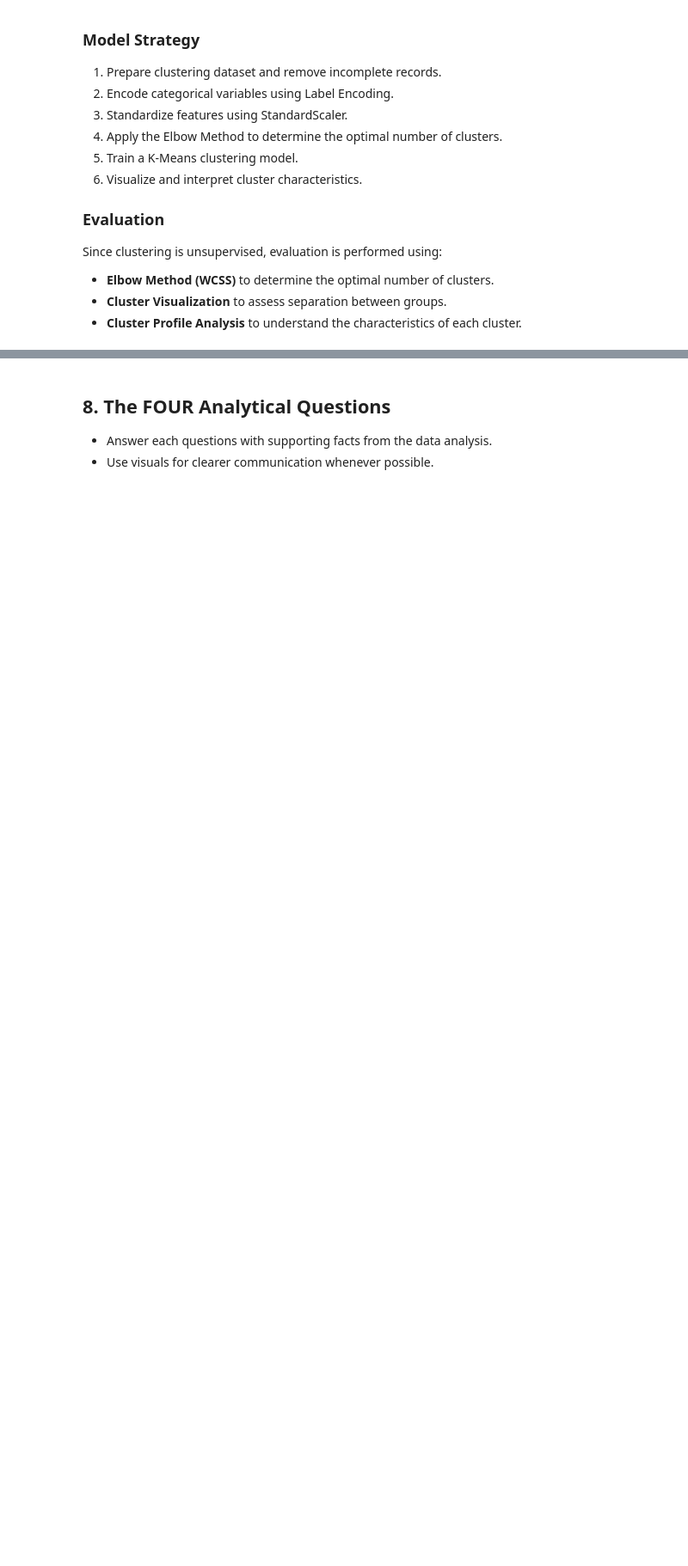
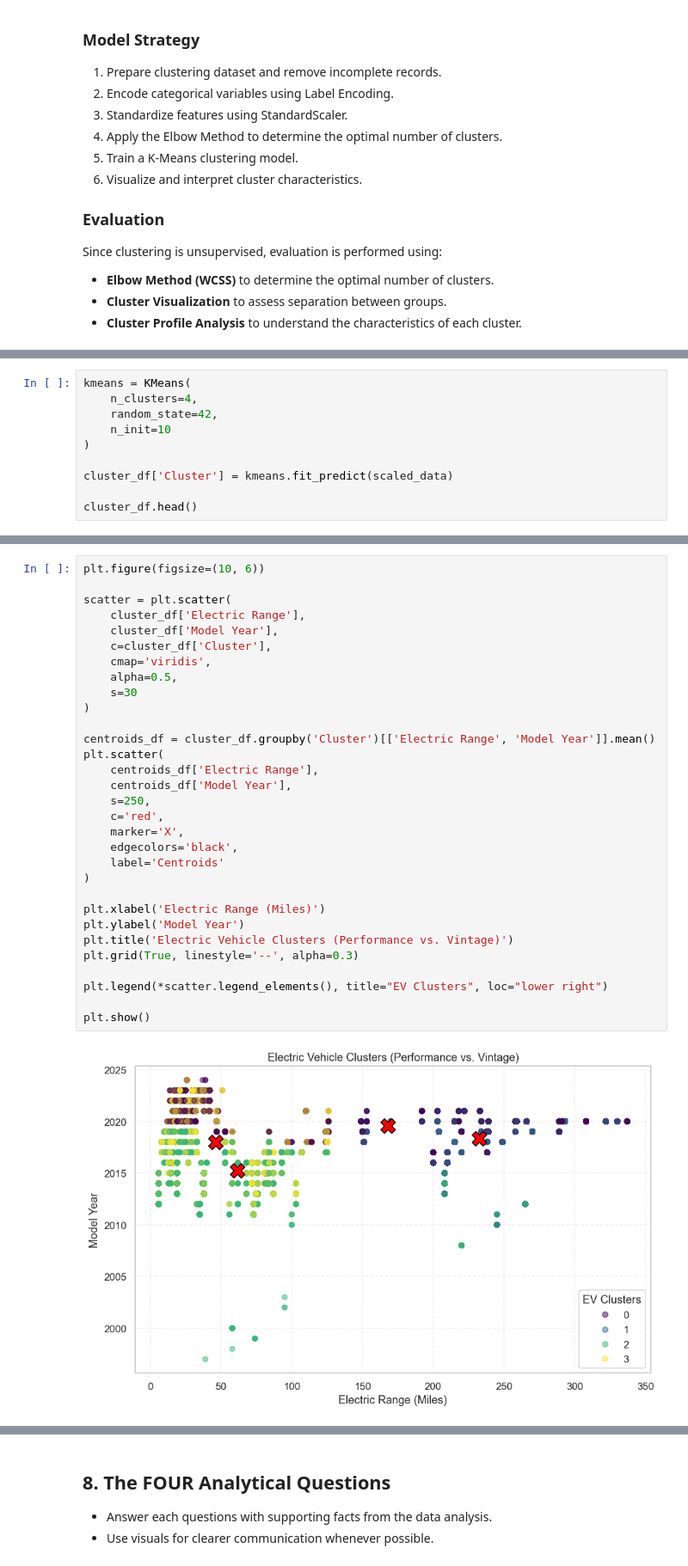
Before and after one commit to MrMinton/EV-Population, a Jupyter notebook: TTXL_GXX_Notebook.ipynb, the cells around one changed output, grey strips where cells are left out. Shown at 86% size. Saved outputs shown, nothing was run; the diff lists cells and outputs as text; blank space fills up the shorter version.

```diff
--- a/TTXL_GXX_Notebook.ipynb
+++ b/TTXL_GXX_Notebook.ipynb
@@ -465,0 +554,10 @@ Since clustering is unsupervised, evaluation is performed using:
+# %%
+kmeans = KMeans(
+    n_clusters=4,
+    random_state=42,
+    n_init=10
+)
+
+cluster_df['Cluster'] = kmeans.fit_predict(scaled_data)
+
+cluster_df.head()
@@ -466,3 +574,36 @@ Since clustering is unsupervised, evaluation is performed using:
+# %%
+plt.figure(figsize=(10, 6))
+
+scatter = plt.scatter(
+    cluster_df['Electric Range'],
+    cluster_df['Model Year'],
+    c=cluster_df['Cluster'],
+    cmap='viridis',
+    alpha=0.5,
+    s=30
+)
+
+centroids_df = cluster_df.groupby('Cluster')[['Electric Range', 'Model Year']].mean()
+plt.scatter(
+    centroids_df['Electric Range'],
+    centroids_df['Model Year'],
+    s=250,
+    c='red',
+    marker='X',
+    edgecolors='black',
+    label='Centroids'
+)
+
+plt.xlabel('Electric Range (Miles)')
+plt.ylabel('Model Year')
+plt.title('Electric Vehicle Clusters (Performance vs. Vintage)')
+plt.grid(True, linestyle='--', alpha=0.3)
+
+plt.legend(*scatter.legend_elements(), title="EV Clusters", loc="lower right")
+
+plt.show()
+# %% [output]
+[figure, added]
 # %% [markdown]
 ## 7. Cluster Evaluation and Interpretation
 
```
Also changed, not shown: parts of 11 cells of this notebook.
